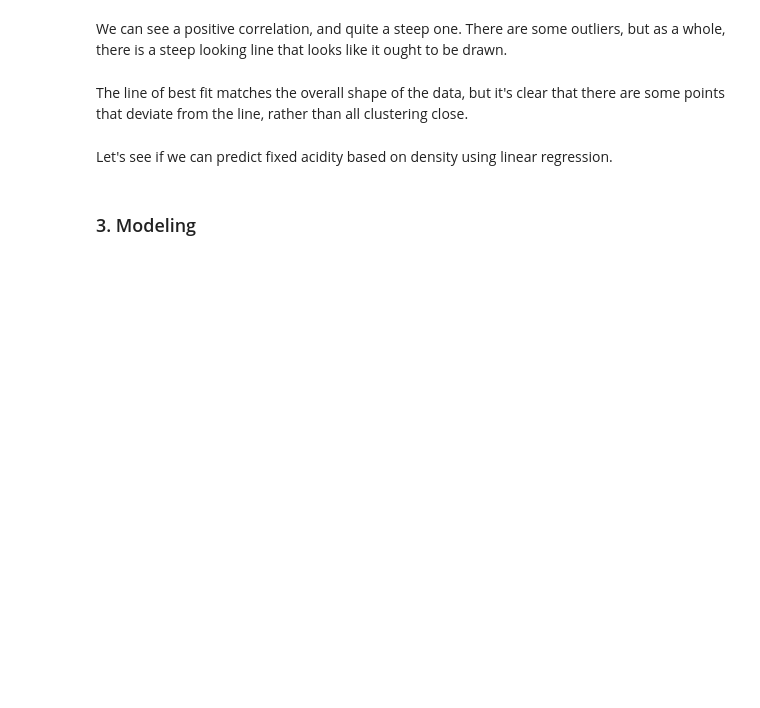
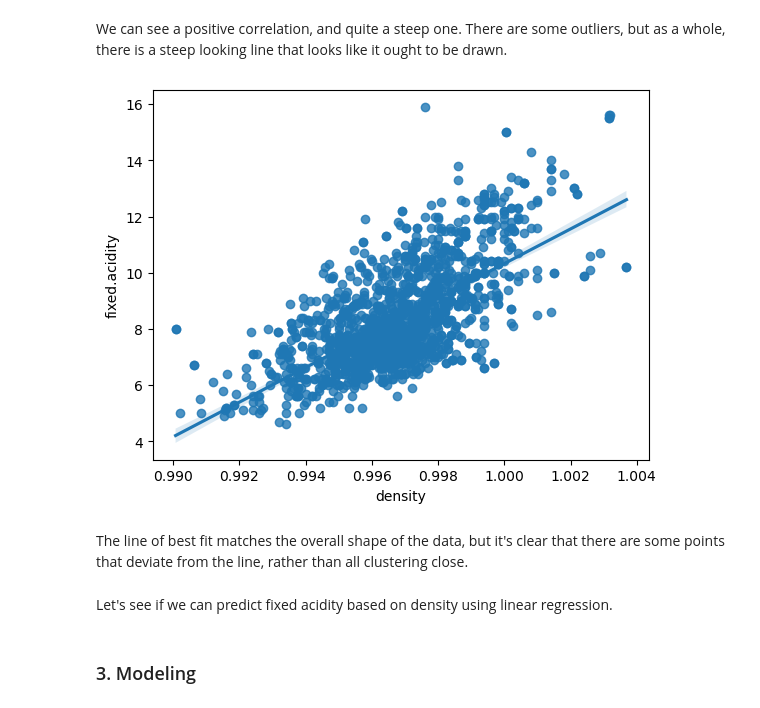
Before and after one commit to tpoozhikala/Springboard, a Jupyter notebook: Linear_Regression_Case_Study/Springboard_Regression_Case_Study_-_the_Red_Wine_Dataset_-_Tier_3.ipynb, the cells around one changed output. Cells and saved outputs as stored; diff of their text form; code cells hidden in the pictures; blank space fills up the shorter version.

```diff
--- a/Linear_Regression_Case_Study/Springboard_Regression_Case_Study_-_the_Red_Wine_Dataset_-_Tier_3.ipynb
+++ b/Linear_Regression_Case_Study/Springboard_Regression_Case_Study_-_the_Red_Wine_Dataset_-_Tier_3.ipynb
@@ -223,7 +247,10 @@ _ _ _
 We can see a positive correlation, and quite a steep one. There are some outliers, but as a whole, there is a steep looking line that looks like it ought to be drawn.
 # %%
 # Call the regplot method on your sns object, with parameters: x = 'density', y = 'fixed.acidity'
-_ _ _
+sns.regplot(x='density' , y='fixed.acidity', data = df_wine)
+plt.show()
+# %% [output]
+[figure, added]
 # %% [markdown]
 The line of best fit matches the overall shape of the data, but it's clear that there are some points that deviate from the line, rather than all clustering close.
 # %% [markdown]
```
Also changed, not shown: parts of 7 cells of this notebook.
